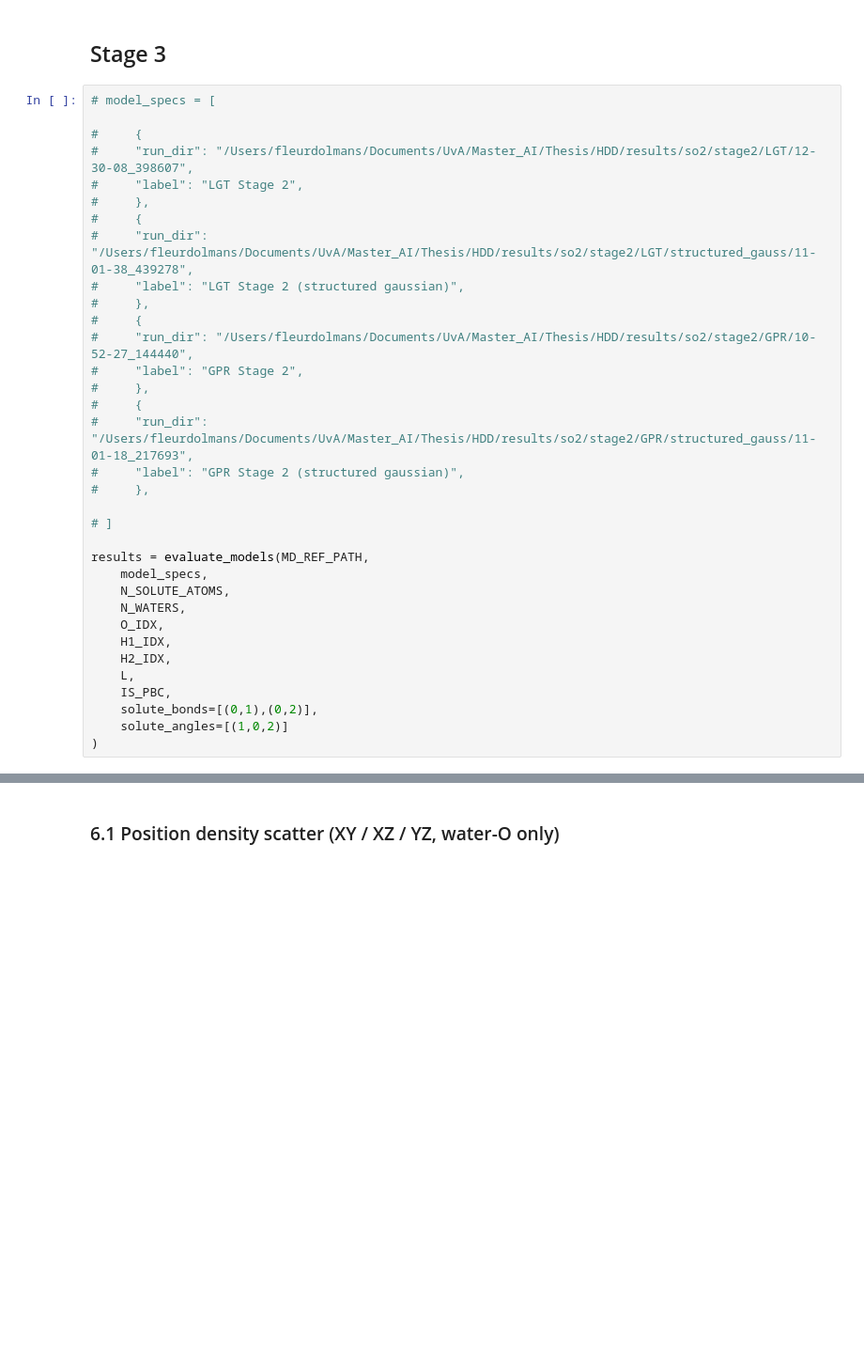
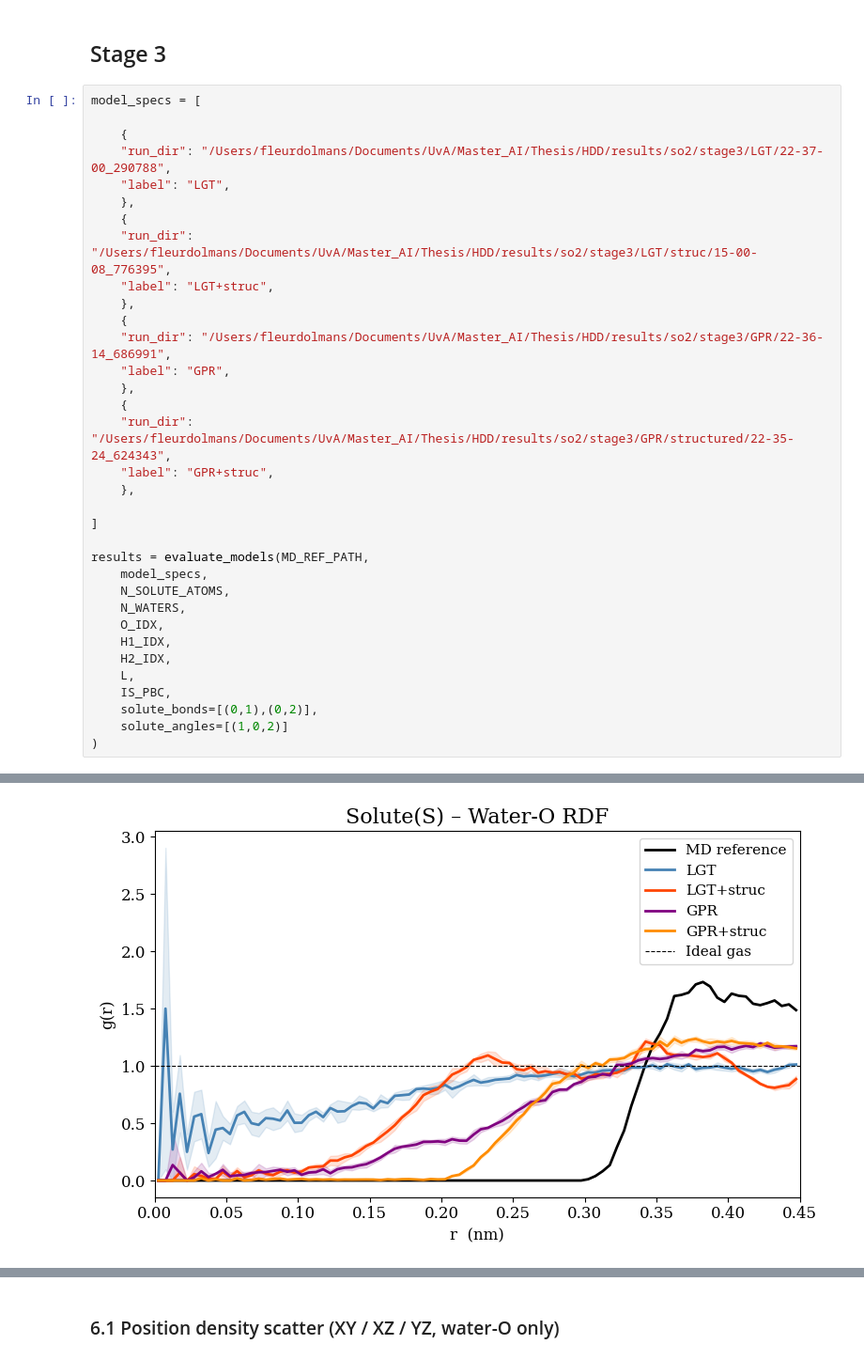
Before and after one commit to fleurdolmans/fab-torch, a Jupyter notebook: visualize_models.ipynb, the cells around one changed output, grey strips where cells are left out. Shown at 94% size. Drawn from its saved outputs; the diff is of its cells as text; blank space fills up the shorter version.

```diff
--- a/visualize_models.ipynb
+++ b/visualize_models.ipynb
@@ -367,26 +371,26 @@ results = evaluate_models(MD_REF_PATH,
 # %% [markdown]
 ## Stage 3
 # %%
-# model_specs = [
+model_specs = [
 
-#     {
-#     "run_dir": "/Users/fleurdolmans/Documents/UvA/Master_AI/Thesis/HDD/results/so2/stage2/LGT/12-30-08_398607",
-#     "label": "LGT Stage 2",
-#     },
-#     {
-#     "run_dir": "/Users/fleurdolmans/Documents/UvA/Master_AI/Thesis/HDD/results/so2/stage2/LGT/structured_gauss/11-01-38_439278",
-#     "label": "LGT Stage 2 (structured gaussian)",
-#     },
-#     {
-#     "run_dir": "/Users/fleurdolmans/Documents/UvA/Master_AI/Thesis/HDD/results/so2/stage2/GPR/10-52-27_144440",
-#     "label": "GPR Stage 2",
-#     },
-#     {
-#     "run_dir": "/Users/fleurdolmans/Documents/UvA/Master_AI/Thesis/HDD/results/so2/stage2/GPR/structured_gauss/11-01-18_217693",
-#     "label": "GPR Stage 2 (structured gaussian)",
-#     },
+    {
+    "run_dir": "/Users/fleurdolmans/Documents/UvA/Master_AI/Thesis/HDD/results/so2/stage3/LGT/22-37-00_290788",
+    "label": "LGT",
+    },
+    {
+    "run_dir": "/Users/fleurdolmans/Documents/UvA/Master_AI/Thesis/HDD/results/so2/stage3/LGT/struc/15-00-08_776395",
+    "label": "LGT+struc",
+    },
+    {
+    "run_dir": "/Users/fleurdolmans/Documents/UvA/Master_AI/Thesis/HDD/results/so2/stage3/GPR/22-36-14_686991",
+    "label": "GPR",
+    },
+    {
+    "run_dir": "/Users/fleurdolmans/Documents/UvA/Master_AI/Thesis/HDD/results/so2/stage3/GPR/structured/22-35-24_624343",
+    "label": "GPR+struc",
+    },
 
-# ]
+]
 
 results = evaluate_models(MD_REF_PATH,
     model_specs,
@@ -400,3 +404,4 @@ results = evaluate_models(MD_REF_PATH,
     solute_bonds=[(0,1),(0,2)],
     solute_angles=[(1,0,2)]
 )
+# %% [output]
@@ -402,0 +425 @@ results = evaluate_models(MD_REF_PATH,
+[figure, added]
```
Also changed, not shown: parts of 3 cells of this notebook, 5 other files.
